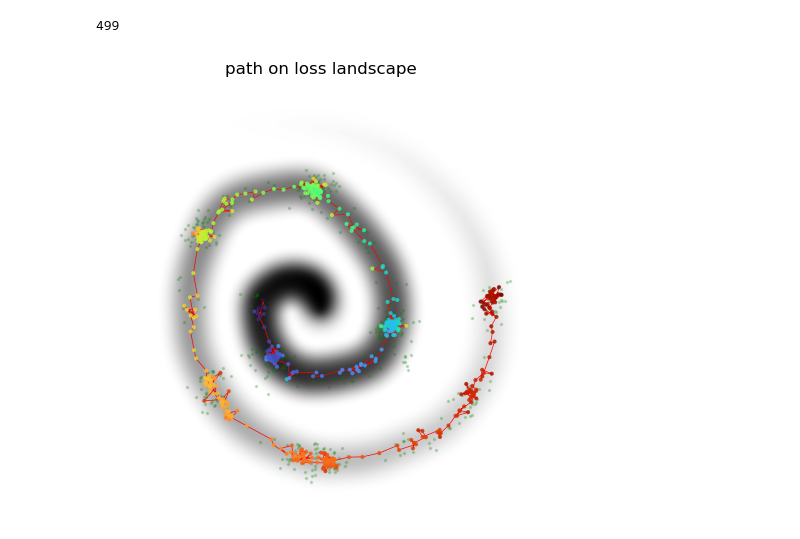
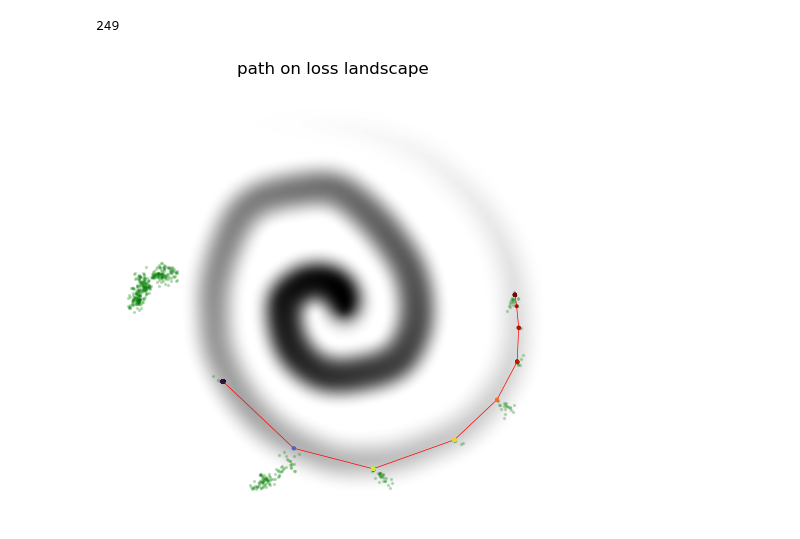
Before and after one commit to inikishev/torchzero-old, a Jupyter notebook: notebooks/algos/random walk.ipynb, the cells around one changed output. Saved outputs shown, nothing was run; the diff lists cells and outputs as text; code cells hidden in the pictures.

Commit message:
updated nth-order vanilla random walk

```diff
--- a/notebooks/algos/random walk.ipynb
+++ b/notebooks/algos/random walk.ipynb
@@ -8,0 +9,9 @@ Makes a step in random direction, goes back if loss increases.
+# %%
+descent = ImageDescent(image, coords=(915, 500))
+
+optimizer = RandomWalk(descent.parameters(), lr=4e-2, order = 1, best_of = 1, move_opposite=True, propagate_opposite=False)
+for i in range(250):
+    print(i, end='\r')
+    optimizer.step(descent.step_nograd_search)
+    descent.step_nograd()
+descent.plot_path()
@@ -9,8 +24,8 @@ Makes a step in random direction, goes back if loss increases.
 # %%
 descent = ImageDescent(image, coords=(915, 500))
 
-optimizer = RandomWalk(descent.parameters(), lr=2e-2, stochastic=False)
-for i in range(1000):
+optimizer = RandomWalk(descent.parameters(), lr=4e-2, best_of = 2, order = 2, move_opposite=False)
+for i in range(250):
     print(i, end='\r')
     optimizer.step(descent.step_nograd_search)
     descent.step_nograd()
@@ -21,12 +39,12 @@ descent.plot_path()
 # %%
 descent = ImageDescent(image, coords=(915, 500))
 
-optimizer = RandomWalk(descent.parameters(), lr=2e-2, momentum=0.5, stochastic=False)
-for i in range(500):
+optimizer = RandomWalk(descent.parameters(), lr=1e-2, order = 3, best_of = 2, move_opposite=True, propagate_opposite=False)
+for i in range(250):
     print(i, end='\r')
     optimizer.step(descent.step_nograd_search)
     descent.step_nograd()
 descent.plot_path()
 # %% [output]
-499
+249
-[figure, old version]
+[figure, new version]
```
Also changed, not shown: parts of 13 cells of this notebook, 6 other files.
